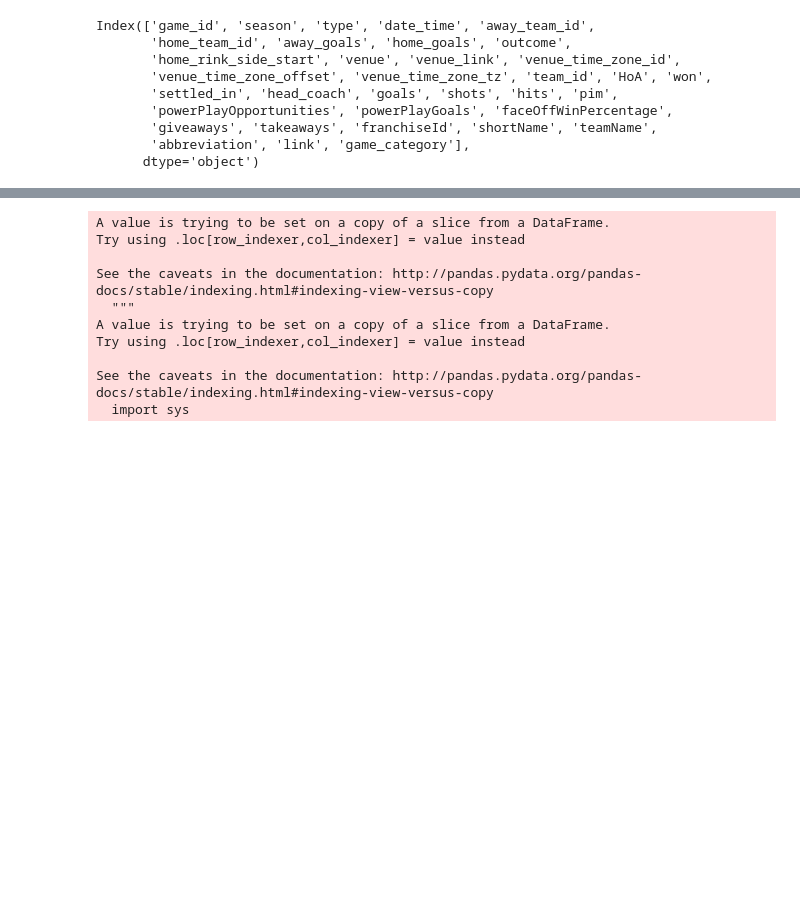
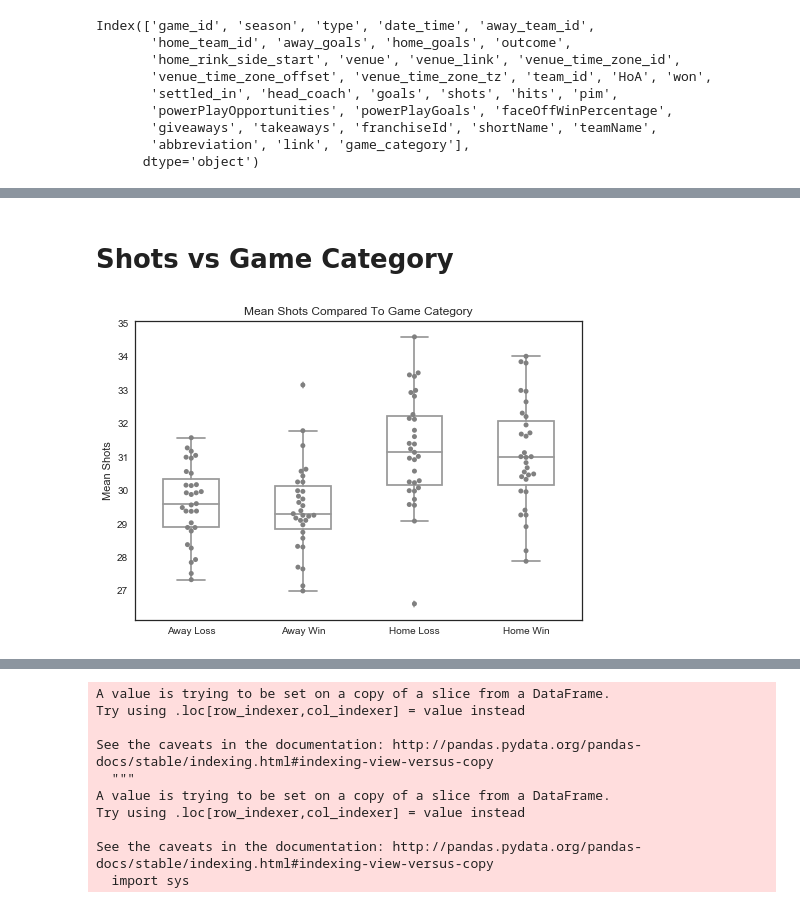
Before and after one commit to UCB-INFO-PYTHON/project_2_Bergan_Biseda_Hardy, a Jupyter notebook: brent_12_4_2018.ipynb, the cells around one changed output, grey strips where cells are left out. Cells and saved outputs as stored; diff of their text form; code cells hidden in the pictures; blank space fills up the shorter version.

```diff
--- a/brent_12_4_2018.ipynb
+++ b/brent_12_4_2018.ipynb
@@ -123,0 +160,6 @@ df = game_and_stats.groupby(['teamName','game_category']).agg({'home_goals':['st
+# %% [markdown]
+# Shots vs Game Category
+# %%
+create_boxplot_with_points(df,'shots')
+# %% [output]
+[figure, added]
```
Also changed, not shown: parts of 29 cells of this notebook.
